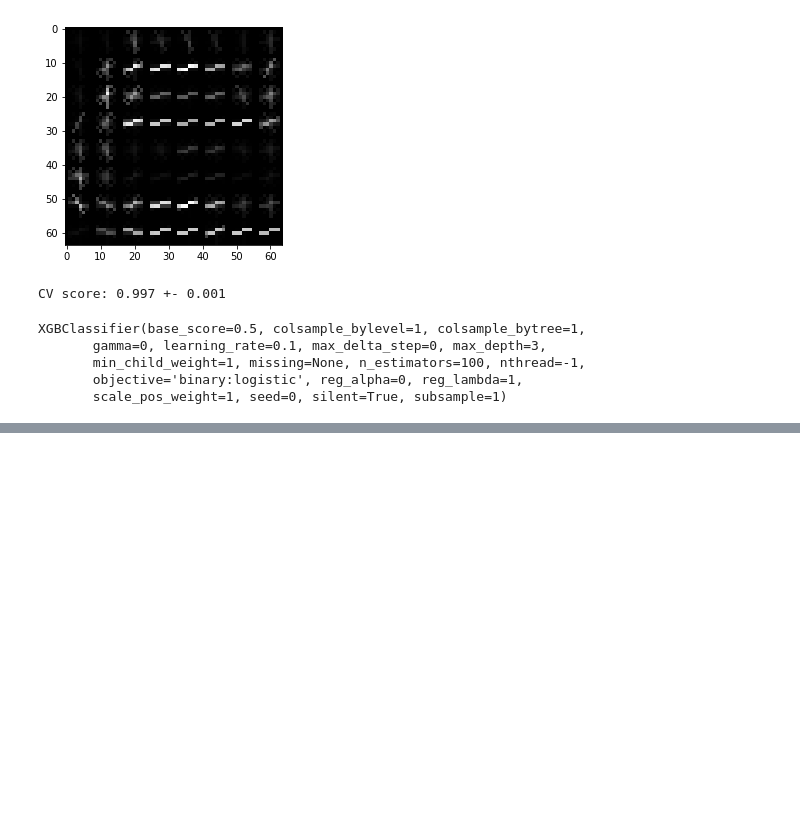
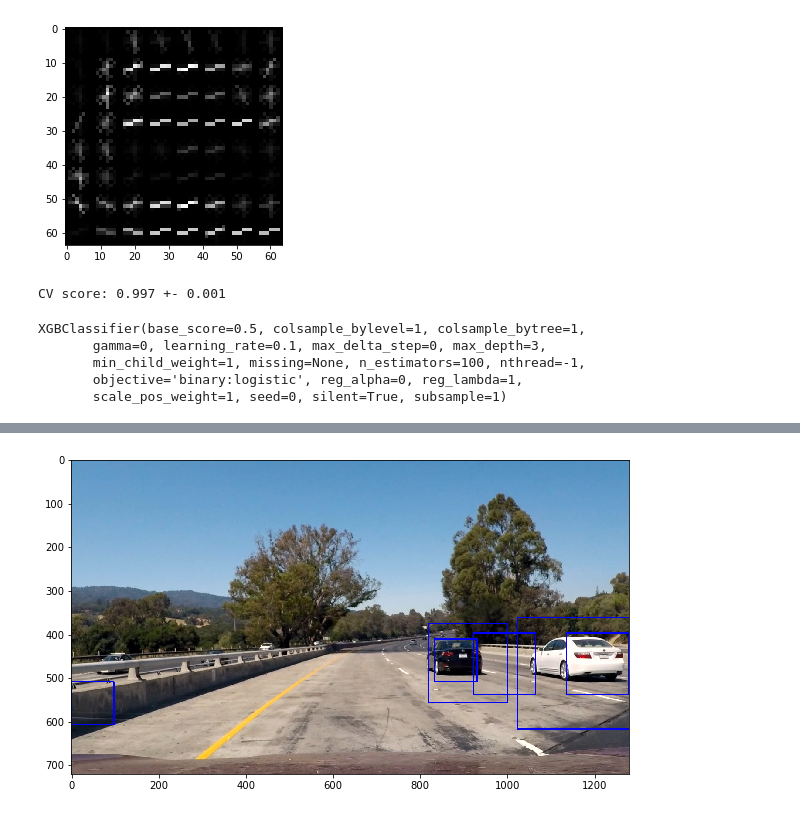
Before and after one commit to partmor/CarND-VehicleDetection-P5, a Jupyter notebook: p5_solution.ipynb, the cells around one changed output, grey strips where cells are left out. Drawn from its saved outputs; the diff is of its cells as text; code cells hidden in the pictures; blank space fills up the shorter version.

```diff
--- a/p5_solution.ipynb
+++ b/p5_solution.ipynb
@@ -47,9 +50,9 @@ def extract_features(img_list):
 # %%
 from sklearn.utils import shuffle
 def build_dataset(positive_fname_list, negative_fname_list):
-    X_0 = extract_features(negative_fname_list)
+    X_0 = extract_features_from_img_file_list(negative_fname_list)
     y_0 = np.zeros(X_0.shape[0])
-    X_1 = extract_features(positive_fname_list)
+    X_1 = extract_features_from_img_file_list(positive_fname_list)
     y_1 = np.ones(X_1.shape[0])
     return shuffle(np.vstack([X_0, X_1]), np.concatenate([y_0, y_1]))
 # %%
@@ -83,0 +87,2 @@ Test score - accuracy: 0.981
+# %%
+clf.fit(X,y)
@@ -83,0 +148,8 @@ Test score - accuracy: 0.981
+# %%
+windows = slide_window_multi_scale(test_img)
+hot_windows = search_windows(test_img, windows, clf)
+hot_window_img = draw_boxes(test_img, hot_windows, color=(0, 0, 255), thick=2)
+plt.figure(figsize=(10,10))
+plt.imshow(hot_window_img);
+# %% [output]
+[figure, added]
```
Also changed, not shown: parts of 10 cells of this notebook, 1 other file.
